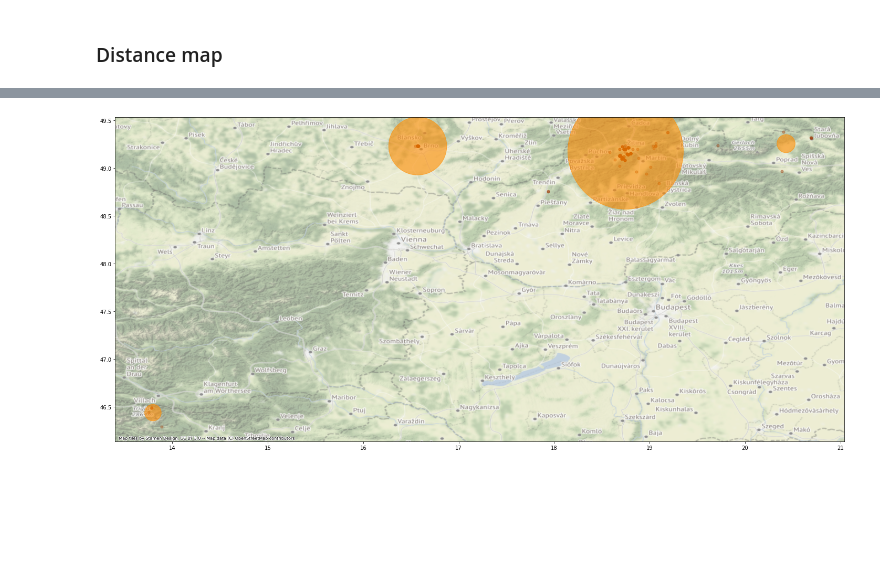
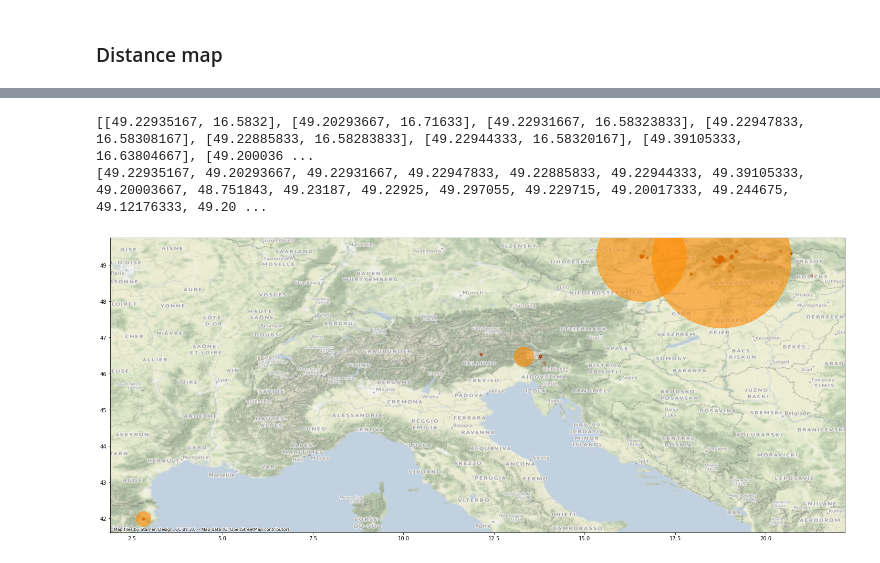
Before and after one commit to Radluy/Stravalytics, a Jupyter notebook: visualize.ipynb, the cells around one changed output, grey strips where cells are left out. Saved outputs shown, nothing was run; the diff lists cells and outputs as text; code cells hidden in the pictures; blank space fills up the shorter version.

Commit message:
working getdata script and updated data in visualization

```diff
--- a/visualize.ipynb
+++ b/visualize.ipynb
@@ -520,22 +522,26 @@ zilina.plot(ax=ax, color=COLOR[-1], alpha=0.4, markersize=27000)
 # %%
 df_copy = df.copy()
-df_copy = df_copy[~(df_copy['start_longitude'].isna())]
-gdf = gpd.GeoDataFrame(df_copy, geometry=gpd.points_from_xy(df_copy['start_longitude'], df_copy['start_latitude']))
+df_copy = df_copy[df_copy['start_latlng'].apply(lambda x: len(x)) > 0]
+x = list(df_copy['start_latlng'].array)
+lat, lng = list(map(list, zip(*x)))
+gdf = gpd.GeoDataFrame(df_copy, geometry=gpd.points_from_xy(lng, lat))
 ax = plt.figure(figsize=(20,20)).gca()
 gdf.plot(ax=ax, markersize=25, color=COLOR[0], alpha=0.4)
 
 coords = np.dstack([gdf['geometry'].x, gdf['geometry'].y]).reshape(-1, 2)
 db = KMeans(n_clusters=4).fit(coords)
 
 gdf1 = gdf.copy()
 gdf1["cluster"] = db.labels_
 gdf2 = gdf1.dissolve(by="cluster", aggfunc={"distance": "count"}).rename(columns=dict(distance="cnt"))
 gdf_coords = gpd.GeoDataFrame(geometry=gpd.points_from_xy(db.cluster_centers_[:, 0], db.cluster_centers_[:, 1]))
 gdf3 = gdf2.merge(gdf_coords, left_on="cluster", right_index=True).set_geometry("geometry_y")
 
 gdf3.plot(ax=ax, markersize=200*gdf3["cnt"], alpha=0.6, color='darkorange')
 ctx.add_basemap(ax=ax, crs="epsg:4326", source=ctx.providers.Stamen.Terrain, alpha=0.6)
 plt.tight_layout()
 plt.savefig(path.join(FIGURES, f"activity_map.png"), dpi=1200)
 # %% [output]
+[[49.22935167, 16.5832], [49.20293667, 16.71633], [49.22931667, 16.58323833], [49.22947833, 16.58308167], [49.22885833, 16.58283833], [49.22944333, 16.58320167], [49.39105333, 16.63804667], [49.200036 ...
+[49.22935167, 49.20293667, 49.22931667, 49.22947833, 49.22885833, 49.22944333, 49.39105333, 49.20003667, 48.751843, 49.23187, 49.22925, 49.297055, 49.229715, 49.20017333, 49.244675, 49.12176333, 49.20 ...
-[figure, old version]
+[figure, new version]
```
Also changed, not shown: parts of 10 cells of this notebook, 1 other file.
